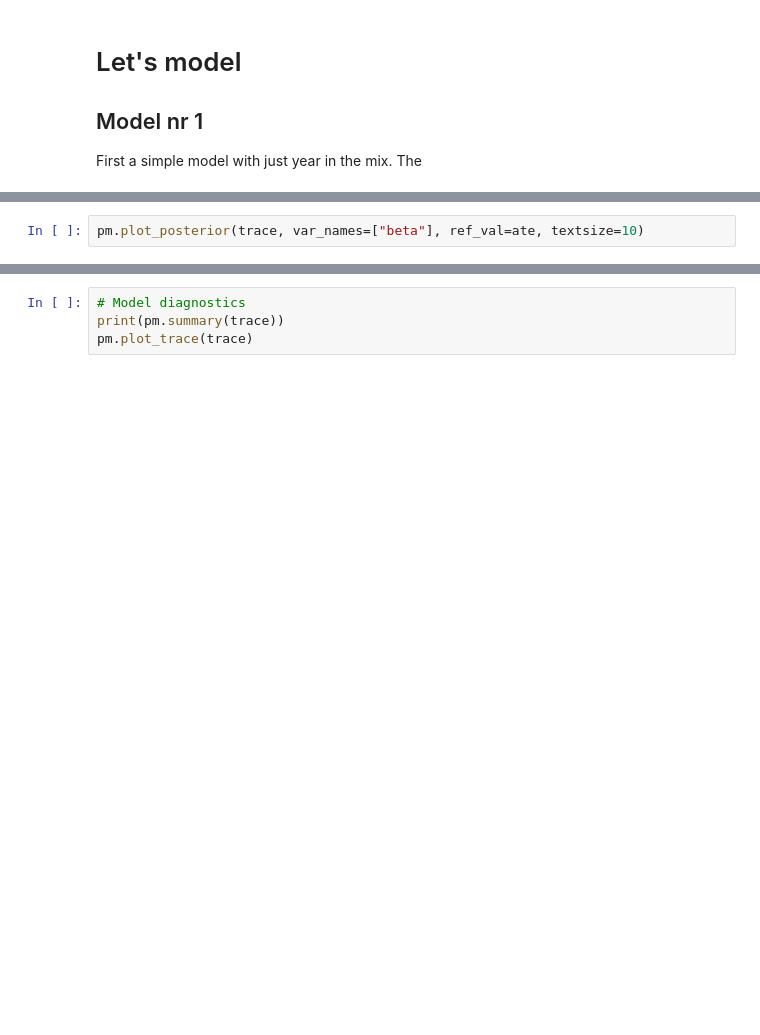
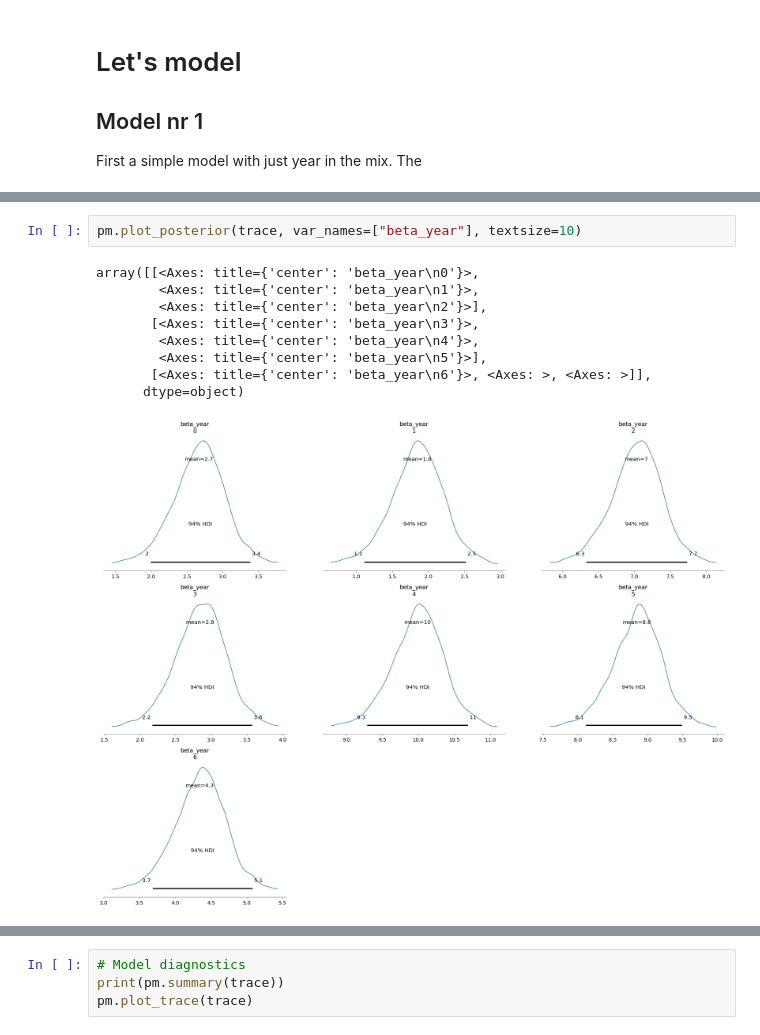
Before and after one commit to klumiste/bayes25_final_project_hpv, a Jupyter notebook: Part2_data_analysis/Modeling_kaur.ipynb, the cells around one changed output, grey strips where cells are left out. Cells and saved outputs as stored; diff of their text form; blank space fills up the shorter version.

```diff
--- a/Part2_data_analysis/Modeling_kaur.ipynb
+++ b/Part2_data_analysis/Modeling_kaur.ipynb
@@ -204,4 +217,14 @@ pm.plot_ppc(trace)
 # %%
-pm.plot_posterior(trace, var_names=["beta"], ref_val=ate, textsize=10)
+pm.plot_posterior(trace, var_names=["beta_year"], textsize=10)
+# %% [output]
+array([[<Axes: title={'center': 'beta_year\n0'}>,
+        <Axes: title={'center': 'beta_year\n1'}>,
+        <Axes: title={'center': 'beta_year\n2'}>],
+       [<Axes: title={'center': 'beta_year\n3'}>,
+        <Axes: title={'center': 'beta_year\n4'}>,
+        <Axes: title={'center': 'beta_year\n5'}>],
+       [<Axes: title={'center': 'beta_year\n6'}>, <Axes: >, <Axes: >]],
+      dtype=object)
+[figure, added]
 # %%
 # Model with everything in
```
Also changed, not shown: parts of 8 cells of this notebook.
